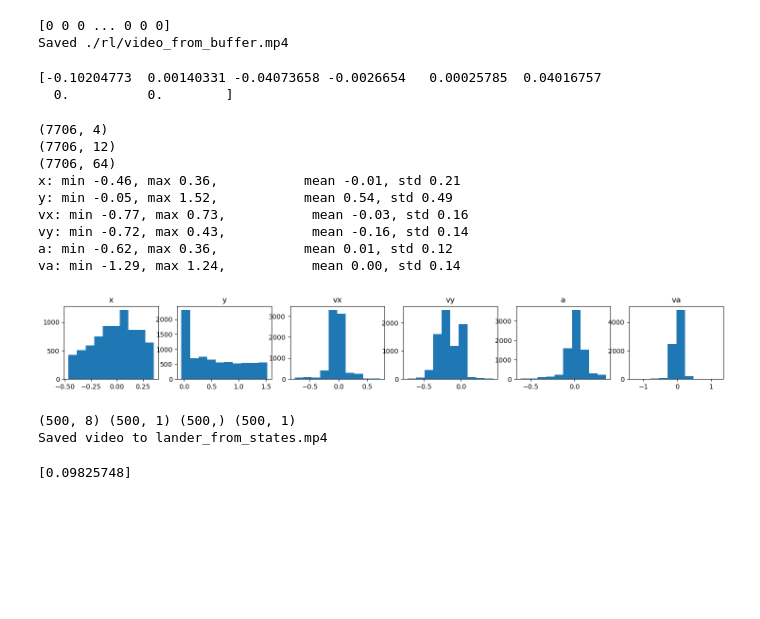
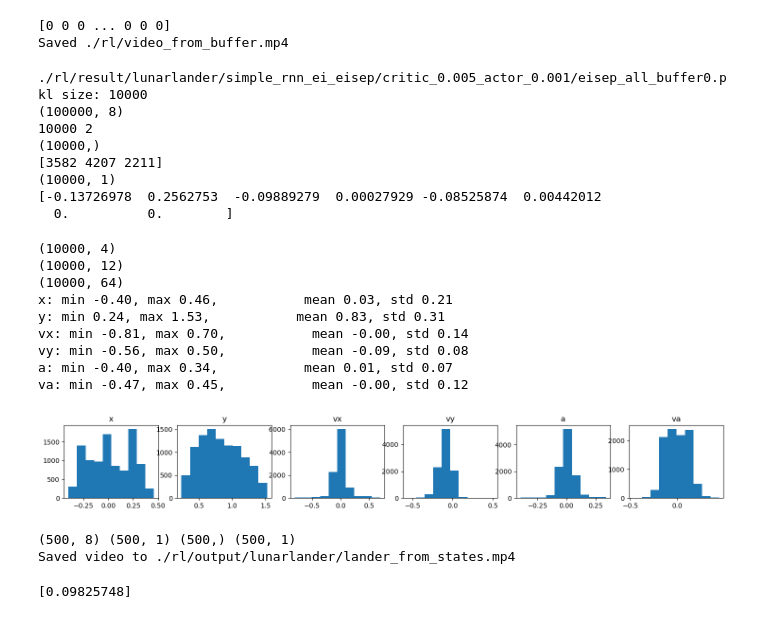
Before and after one commit to NeuroAIHub/EISep, a Jupyter notebook: docs/examples/rl_video.ipynb, the cells around one changed output. Drawn from its saved outputs; the diff is of its cells as text; code cells hidden in the pictures; blank space fills up the shorter version.

```diff
--- a/docs/examples/rl_video.ipynb
+++ b/docs/examples/rl_video.ipynb
@@ -145,10 +137,10 @@ def test(configuration, n_showcase_episodes, actor_lr, critic_lr, simple_type, e
 # from importlib import simple
 
 
-actor_lrs = [0.0003, 0.001, 0.003]
-critic_lrs = [0.0015, 0.005, 0.015]
-# actor_lrs = [0.001]
-# critic_lrs = [0.005]
+# actor_lrs = [0.0003, 0.001, 0.003]
+# critic_lrs = [0.0015, 0.005, 0.015]
+actor_lrs = [0.001]
+critic_lrs = [0.005]
 configurations = ['eisep_all']
 n_showcase_episodes = 20
 n_seed = 1
@@ -267,44 +244,77 @@ print("Saved ./rl/video_from_buffer.mp4")
 [0 0 0 ... 0 0 0]
 Saved ./rl/video_from_buffer.mp4
 # %%
+buffer = RL_Hidden_Buffer(10000)
+simple_type = 'rnn'
+ei_type = 'eisep'
+configuration = 'eisep_all'
+actor_lr = 0.001
+critic_lr = 0.005
+
+info_path = f'./rl/result/lunarlander/simple_{simple_type}_ei_{ei_type}/critic_{critic_lr}_actor_{actor_lr}/{configuration}.pkl'
+
+buffer_path = info_path.replace('.pkl', '_buffer0.pkl')
+buffer.load(buffer_path)
+# buffer_phase = np.load('buffer_phase.npy')
+# print(buffer_phase.shape)
+print(buffer.state.shape)
+print(buffer.ptr, buffer.n_h)
+buffer_state = buffer.state[:buffer.ptr]
+buffer_action = buffer.action[:buffer.ptr]
+buffer_done = buffer.done[:buffer.ptr]
+buffer_reward = buffer.reward[:buffer.ptr]
+buffer_phase, unrecog_frac = tag_lunar_lander_phases_batch_2(buffer_state, buffer_action, buffer_done)  # [L,]
+# print(len(buffer_phase))
+print(buffer_phase.shape)
+print(np.bincount(buffer_phase))
+# print(buffer_frame[0,...,0])
+print(buffer_action.shape)
+si = 0
+ei = 1500
 states = buffer_state[si:ei]
 print(states[-3])
 # %% [output]
-[-0.10204773  0.00140331 -0.04073658 -0.0026654   0.00025785  0.04016757
+./rl/result/lunarlander/simple_rnn_ei_eisep/critic_0.005_actor_0.001/eisep_all_buffer0.pkl size: 10000
+(100000, 8)
+10000 2
+(10000,)
+[3582 4207 2211]
+(10000, 1)
+[-0.13726978  0.2562753  -0.09889279  0.00027929 -0.08525874  0.00442012
   0.          0.        ]
 # %%
 n_action = int(buffer.action.max()+1)
 feature_dim = buffer.state.shape[-1] + n_action
 buffer_state = buffer.state[:buffer.ptr]
 buffer_action = buffer.action[:buffer.ptr]
 buffer_done = buffer.done[:buffer.ptr]
-buffer_phase = tag_lunar_lander_phases_batch_2(buffer_state, buffer_action, buffer_done)  # [L,]
+buffer_phase, unrecog_frac = tag_lunar_lander_phases_batch_2(buffer_state, buffer_action, buffer_done)  # [L,]
 buffer_action_onehot = np.eye(n_action)[buffer_action.astype(np.int64).squeeze(-1)]
 print(buffer_action_onehot.shape)
 features = np.concatenate([buffer_state, buffer_action_onehot], axis=-1)
 print(features.shape)
 buffer_hidden = buffer.hidden_state[:buffer.ptr,0]
 print(buffer_hidden.shape)
 ### up is positive y velocity
 fig, ax = plt.subplots(1,6, figsize=(18,2))
 tick_names = ['x', 'y', 'vx', 'vy', 'a', 'va', 'lc', 'rc']
 for i in range(6):
     ax[i].hist(buffer_state[:,i])
     print(f'{tick_names[i]}: min {buffer_state[:,i].min():.2f}, max {buffer_state[:,i].max():.2f}, \
           mean {buffer_state[:,i].mean():.2f}, std {buffer_state[:,i].std():.2f}')
     ax[i].set_title(tick_names[i])
 plt.show()
 # %% [output]
-(7706, 4)
-(7706, 12)
-(7706, 64)
-x: min -0.46, max 0.36,           mean -0.01, std 0.21
-y: min -0.05, max 1.52,           mean 0.54, std 0.49
-vx: min -0.77, max 0.73,           mean -0.03, std 0.16
-vy: min -0.72, max 0.43,           mean -0.16, std 0.14
-a: min -0.62, max 0.36,           mean 0.01, std 0.12
-va: min -1.29, max 1.24,           mean 0.00, std 0.14
+(10000, 4)
+(10000, 12)
+(10000, 64)
+x: min -0.40, max 0.46,           mean 0.03, std 0.21
+y: min 0.24, max 1.53,           mean 0.83, std 0.31
+vx: min -0.81, max 0.70,           mean -0.00, std 0.14
+vy: min -0.56, max 0.50,           mean -0.09, std 0.08
+a: min -0.40, max 0.34,           mean 0.01, std 0.07
+va: min -0.47, max 0.45,           mean -0.00, std 0.12
-[figure, old version]
+[figure, new version]
 # %%
 import numpy as np
 import matplotlib.pyplot as plt
@@ -476,13 +486,13 @@ anim = FuncAnimation(
 )
 
 writer = FFMpegWriter(fps=fps)
-anim.save("lander_from_states.mp4", writer=writer)
+anim.save("./rl/output/lunarlander/lander_from_states.mp4", writer=writer)
 
 plt.close(fig)
-print("Saved video to lander_from_states.mp4")
+print("Saved video to ./rl/output/lunarlander/lander_from_states.mp4")
 # %% [output]
 (500, 8) (500, 1) (500,) (500, 1)
-Saved video to lander_from_states.mp4
+Saved video to ./rl/output/lunarlander/lander_from_states.mp4
 # %%
 rewards = buffer.reward[start_idx:end_idx]
 print(rewards[499])
```
Also changed, not shown: parts of 3 cells of this notebook, 5 other files.
